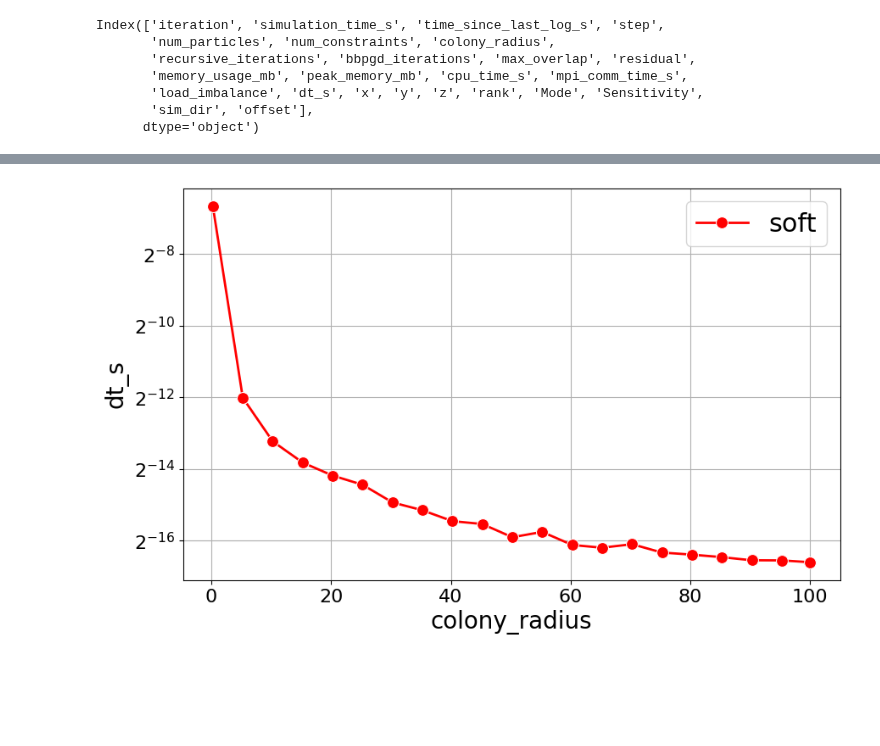
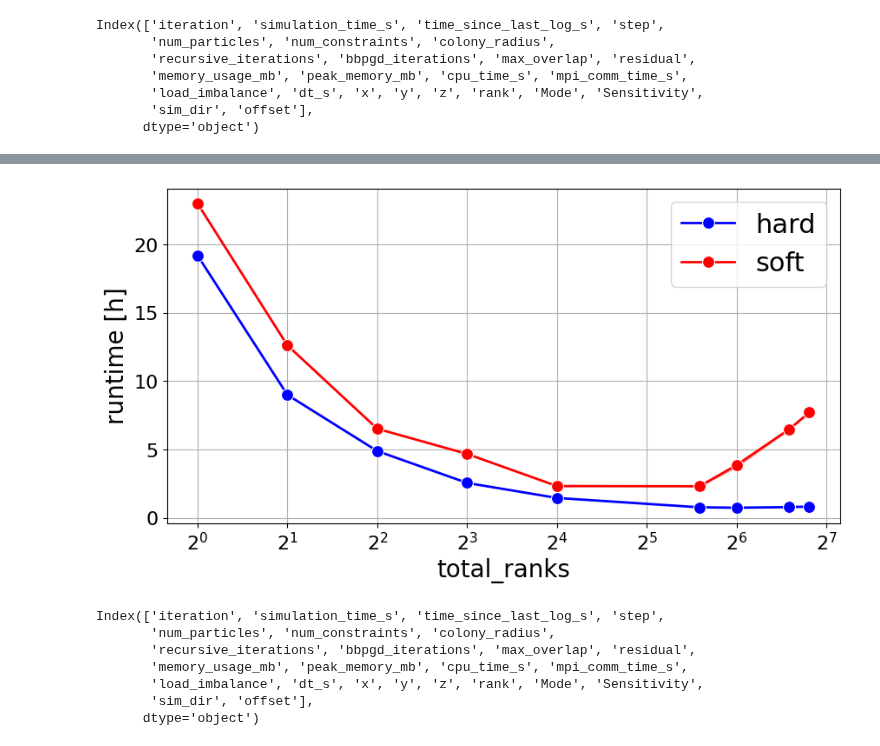
Before and after one commit to ManuelLerchner/ProliferatingCellCollectives-IDP, a Jupyter notebook: analysis/plot_strong_scaling.ipynb, the cells around one changed output, grey strips where cells are left out. Drawn from its saved outputs; the diff is of its cells as text; code cells hidden in the pictures; blank space fills up the shorter version.

```diff
--- a/analysis/plot_strong_scaling.ipynb
+++ b/analysis/plot_strong_scaling.ipynb
@@ -248,5 +302,15 @@ ValueError: Could not interpret value `speedup` for `y`. An entry with this name
-# %%
-makeplot(sim_data, x="colony_radius", y="dt_s",
-         outname="strong_scaling_runtime_hard_soft.png", yscale="log",  errorbar=("se",0.9))
-# %% [output]
-[figure, removed]
+# %%
+makeplot(runtimes, x="total_ranks", y="runtime [h]",
+         outname="strong_scaling_runtime_hard_soft.png", xscale="log",  errorbar=("se",0.9))
+# %% [output]
+[figure, added]
+# %%
+sim_dict.keys()
+# %% [output]
+Index(['iteration', 'simulation_time_s', 'time_since_last_log_s', 'step',
+       'num_particles', 'num_constraints', 'colony_radius',
+       'recursive_iterations', 'bbpgd_iterations', 'max_overlap', 'residual',
+       'memory_usage_mb', 'peak_memory_mb', 'cpu_time_s', 'mpi_comm_time_s',
+       'load_imbalance', 'dt_s', 'x', 'y', 'z', 'rank', 'Mode', 'Sensitivity',
+       'sim_dir', 'offset'],
+      dtype='object')
```
Also changed, not shown: parts of 16 cells of this notebook, 10 other files.
